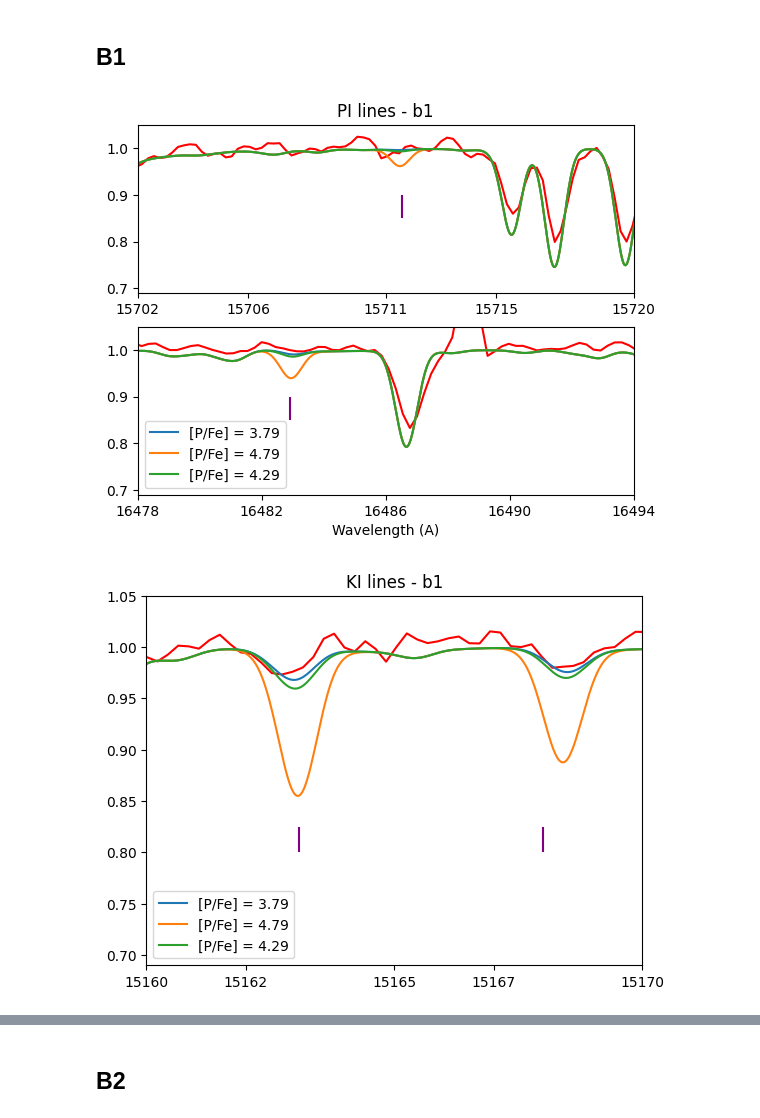
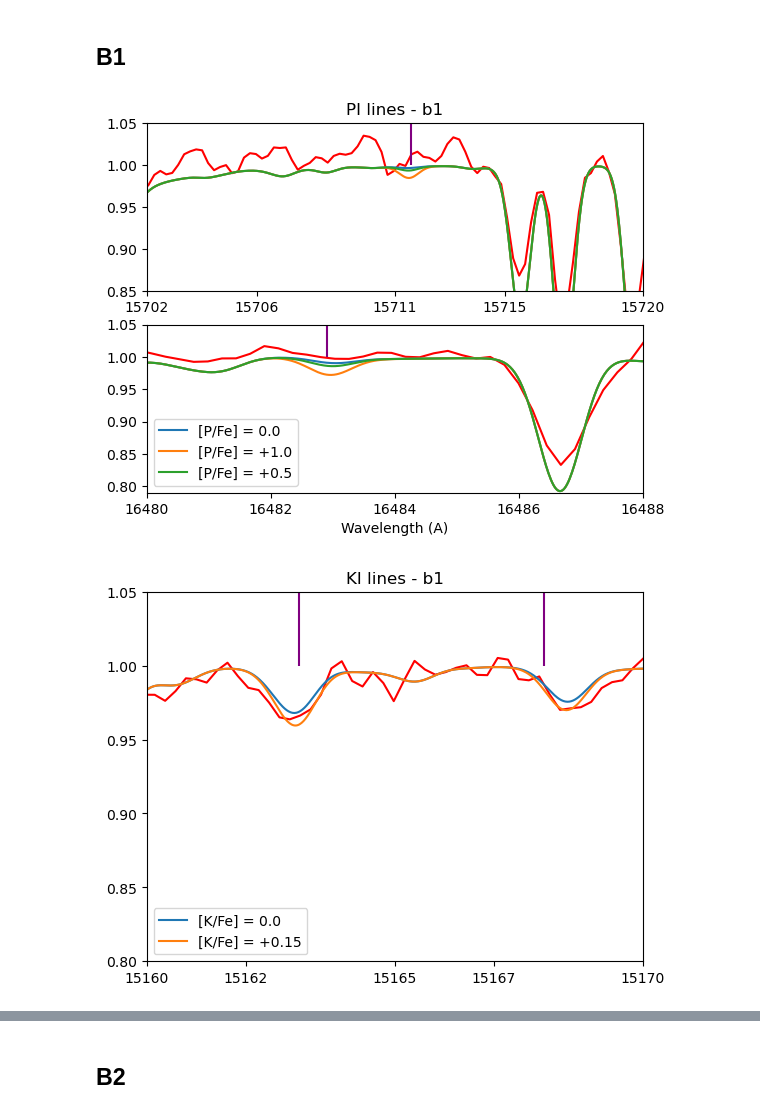
Before and after one commit to bornofthesea/synther, a Jupyter notebook: Plot/syntplot.ipynb, the cells around one changed output, grey strips where cells are left out. Saved outputs shown, nothing was run; the diff lists cells and outputs as text; code cells hidden in the pictures.

```diff
--- a/Plot/syntplot.ipynb
+++ b/Plot/syntplot.ipynb
@@ -187,13 +189,21 @@ def plotS(flist, obsf, labels,
 # %%
 speclist = ["b1xac75.dat", "b1xap1c75.dat", "b1xap05c75.dat"]
 starname = 'b1'
-label = ['[P/Fe] = 3.79', '[P/Fe] = 4.79', '[P/Fe] = 4.29']
-plotP(speclist, "b1.dat", label, starname)
+label = ['[P/Fe] = 0.0', '[P/Fe] = +1.0', '[P/Fe] = +0.5']
+plotP(speclist, "dr14/b1.dat", label, starname,
+     ylim1 = (0.85, 1.05), xoffset1 = -0.1,
+     ylim2 = (0.79, 1.05), xoffset2 = -0.1)
+
+speclist = ["b1xbc85.dat", "b1xbk015c85.dat"]
+label = ['[K/Fe] = 0.0', '[K/Fe] = +0.15']
+plotK(speclist, "dr14/b1.dat", label, starname,
+     ylim1 = (0.80, 1.05), xoffset1 = 0.15, ncorr1 = 1.01)
 
 speclist = ["b1xbc85.dat", "b1xbp1c85.dat", "b1xbk015c85.dat"]
-label = ['[P/Fe] = 3.79', '[P/Fe] = 4.79', '[P/Fe] = 4.29']
-plotK(speclist, "b1.dat", label, starname)
-plotS(speclist, "b1.dat", label, starname)
+label = ['[K/Fe] = 0.0', '[P/Fe] = +1.0', '[K/Fe] = +0.15']
+plotS(speclist, "dr14/b1.dat", label, starname,
+     ylim1 = (0.85, 1.05), xoffset1 = -0.1,
+     ylim2 = (0.79, 1.05), xoffset2 = -0.1)
 # %% [output]
-[figure, old version]
+[figure, new version]
-[figure, old version]
+[figure, new version]
```
Also changed, not shown: parts of 14 cells of this notebook, 1 other file.
